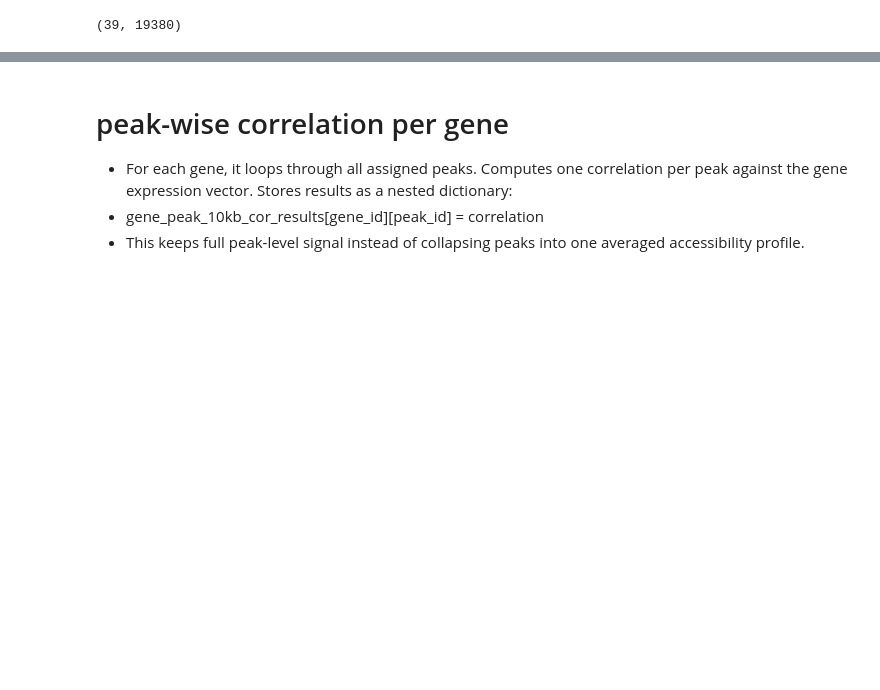
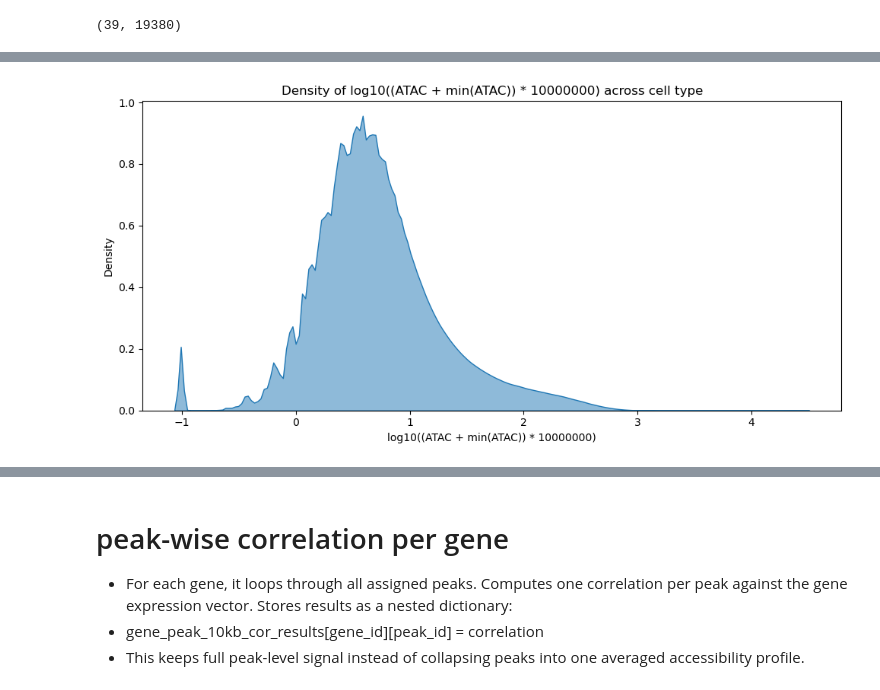
Before and after one commit to smin07/BA, a Jupyter notebook: BA_data/Rmd_n_notebook/RNA_ATAC_correlation_ct.ipynb, the cells around one changed output, grey strips where cells are left out. Drawn from its saved outputs; the diff is of its cells as text; code cells hidden in the pictures; blank space fills up the shorter version.

```diff
--- a/BA_data/Rmd_n_notebook/RNA_ATAC_correlation_ct.ipynb
+++ b/BA_data/Rmd_n_notebook/RNA_ATAC_correlation_ct.ipynb
@@ -129,3 +120,28 @@ plt.show()
+# %%
+#Plotting the distribution of the value of the peaks across all cell types in a boxplot for ATAC data
+import seaborn as sns
+import matplotlib.pyplot as plt
+import numpy as np
+
+P_atac_scaled = np.log10((pb_atac_ct.X+ epsilon_at)*10000000)
+
+# ATAC counts x samples
+P_atac_scaled = P_atac_scaled.T.astype(float)
+
+# convert to long format for seaborn
+P_atac_scaled_plot = pd.DataFrame(P_atac_scaled, columns=pb_atac_ct.obs_names).melt(
+	var_name="celltype",
+	value_name="log_cpm"
+)
+#Plotting the distribution of values of the peaks across all cell types in a density plot for ATAC data
+plt.figure(figsize=(10, 5))
+sns.kdeplot(data=P_atac_scaled_plot, x="log_cpm", common_norm=False, fill=True, alpha=0.5)
+plt.xlabel("log10((ATAC + min(ATAC)) * 10000000)")
+plt.title("Density of log10((ATAC + min(ATAC)) * 10000000) across cell type")
+plt.tight_layout()
+plt.show()
+# %% [output]
+[figure, added]
 # %%
 import numpy as np
 
```
Also changed, not shown: parts of 24 cells of this notebook, 18 other files.
